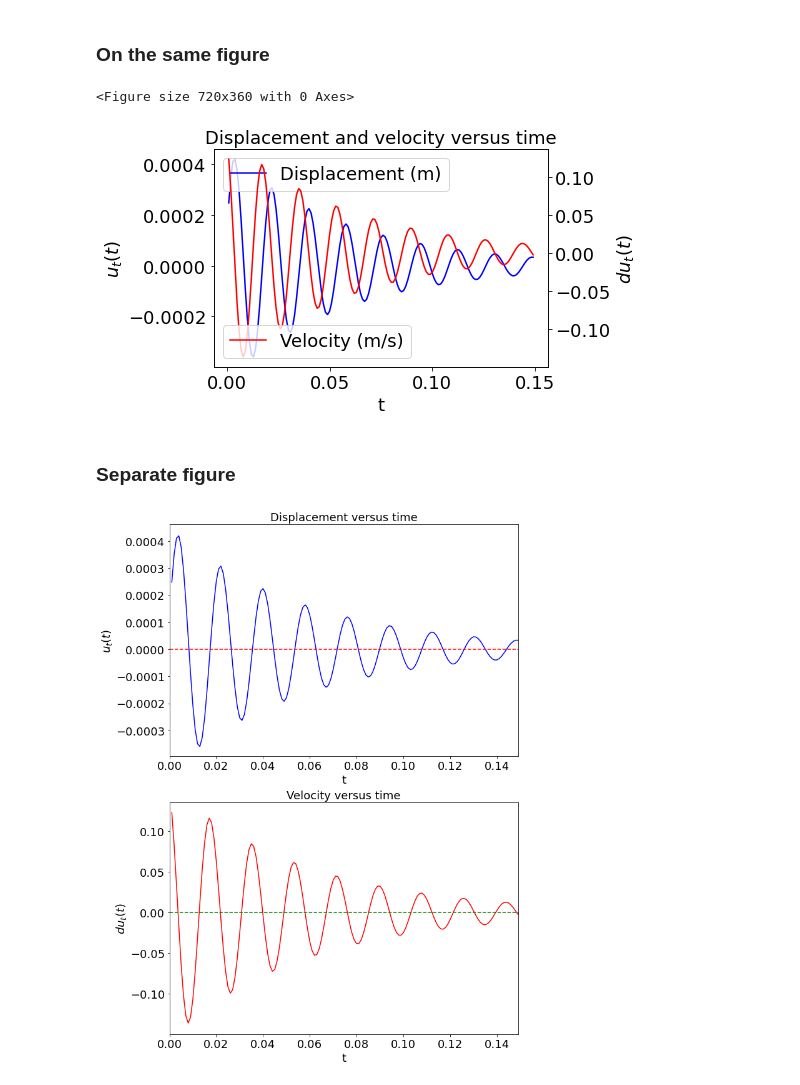
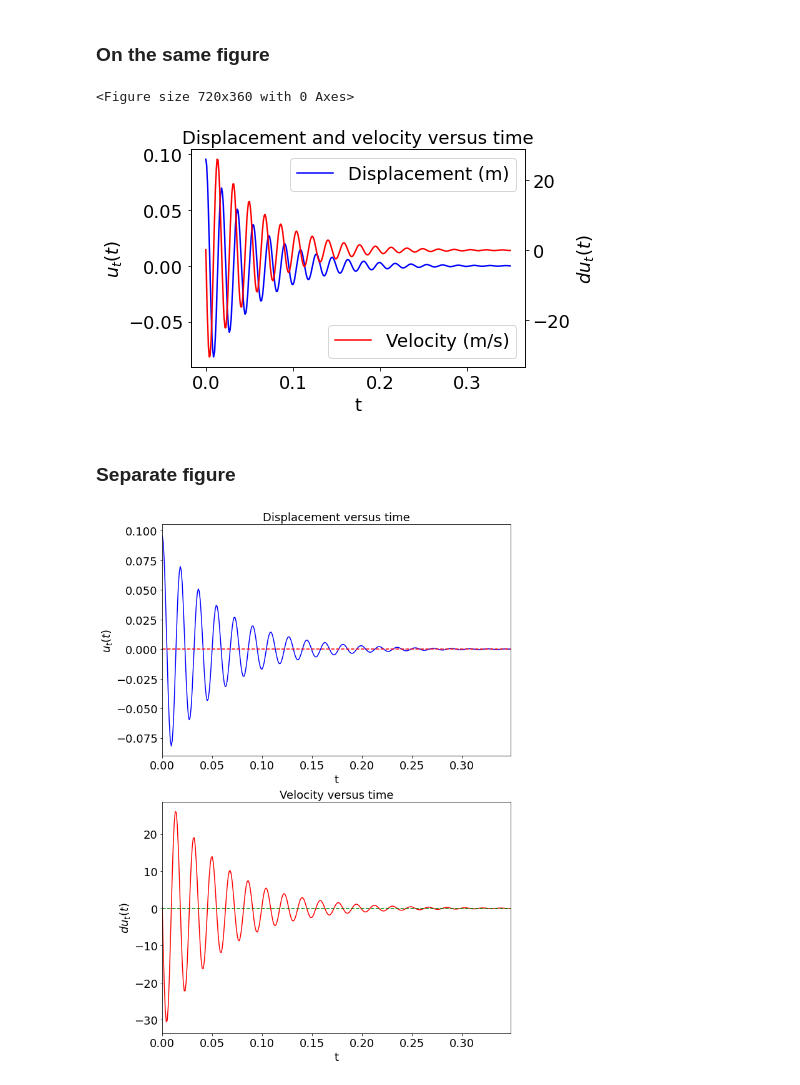
Before and after one commit to twakjira/Free-Vibration-Analysis, a Jupyter notebook: Free_Vibration_Assignment_2.ipynb, the cells around one changed output. Cells and saved outputs as stored; diff of their text form; code cells hidden in the pictures.

```diff
--- a/Free_Vibration_Assignment_2.ipynb
+++ b/Free_Vibration_Assignment_2.ipynb
@@ -18,7 +18,7 @@ np.random.seed(1)
 # Given
 Fst = 150*1000 # in N
 E = 29*10**9
-A = 0.40*0.40
+Iy = (1/12)*(0.4**4)
 
 du0 = 0.15 # initial velocity in m/sec
 
@@ -32,5 +32,5 @@ L = 3.405  # from assignment-1, which is height of the columns
 # %%
-# u0 = PL/AE
-u0 = (Fst*L)/(A*E)  # in m
+# initial displacement
+u0 = (Fst*L**3)/(E*Iy)  # in m
 u0
 # %% [output]
@@ -65,7 +65,7 @@ Velocity at t = 0.2 second is: 0.1228684908794529
 u1=[]
 du1=[]
 t1=[]
-for i in range (1, 1500):
+for i in range (0, 3000):
     tm = i/10000
     t1.append(tm)
     u1.append(Free_undamped_vibration(tm)[0])
@@ -202,7 +202,7 @@ Velocity at t = 0.2 second is: 0.003966265869083157
 u2=[]
 du2=[]
 t2=[]
-for i in range (1, 150):
+for i in range (0, 350):
     tm = i/1000
     t2.append(tm)
     u2.append(Free_damped_vibration(tm)[0])
@@ -219,36 +219,36 @@ for i in range (1, 150):
 plt.figure(figsize=(10,5))  # plot size
 fontsz = 18
 lm = np.max(t2)
 # colour
 COLOR = 'k'
 plt.rcParams['text.color'] = COLOR
 plt.rcParams['axes.labelcolor'] = COLOR
 plt.rcParams['xtick.color'] = COLOR
 plt.rcParams['ytick.color'] = COLOR
 
 # font size
 plt.rcParams['font.size'] = '18'  # font size of axis label
 fig,ax = plt.subplots()
 
 ax.plot(t2, u2, label='Displacement (m)', c='b')
 ax.set_xlabel(r't', fontsize = fontsz)
 ax.set_ylabel(r'$u_{t} (t)$', fontsize = fontsz)
-plt.legend(loc="upper left", fontsize=fontsz)
+plt.legend(loc="upper right", fontsize=fontsz)
 
 ax2 = ax.twinx()
 ax2.plot(t2, du2, label='Velocity (m/s)', c='r')
 # ax.xlabel(r't', fontsize = fontsz)
 ax2.set_ylabel(r'$du_{t} (t)$', fontsize = fontsz)
 
 # plt.legend(loc="best", fontsize=fontsz)
 ax.set_title('Displacement and velocity versus time', fontsize=fontsz)
 
-plt.legend(loc="lower left", fontsize=fontsz)
+plt.legend(loc="lower right", fontsize=fontsz)
 
 plt.show();
 # %% [output]
 <Figure size 720x360 with 0 Axes>
-[figure, old version]
+[figure, new version]
 # %% [markdown]
 ### Separate figure
 # %%
@@ -301,4 +301,4 @@ axes.set_ylim([1.1*np.min(du2), 1.1*np.max(du2)])
 
 plt.show();
 # %% [output]
-[figure, old version]
+[figure, new version]
```
Also changed, not shown: parts of 6 cells of this notebook.
